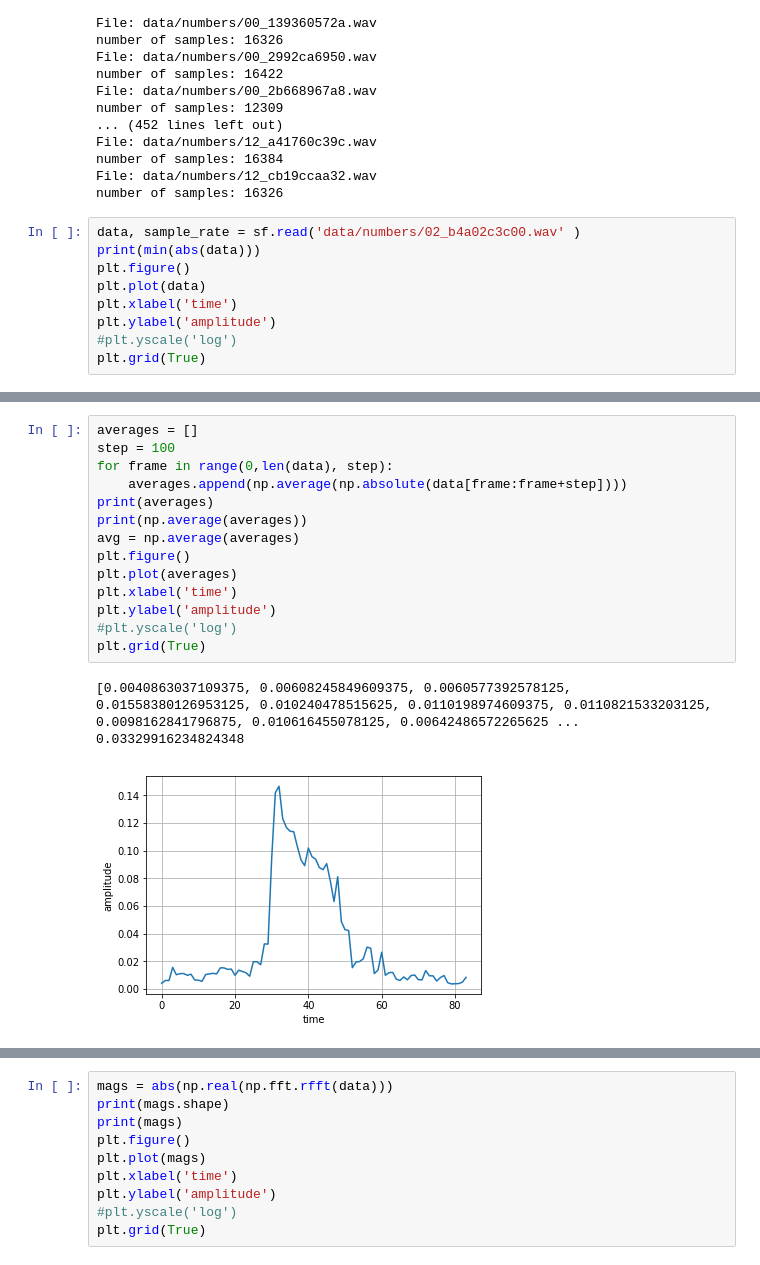
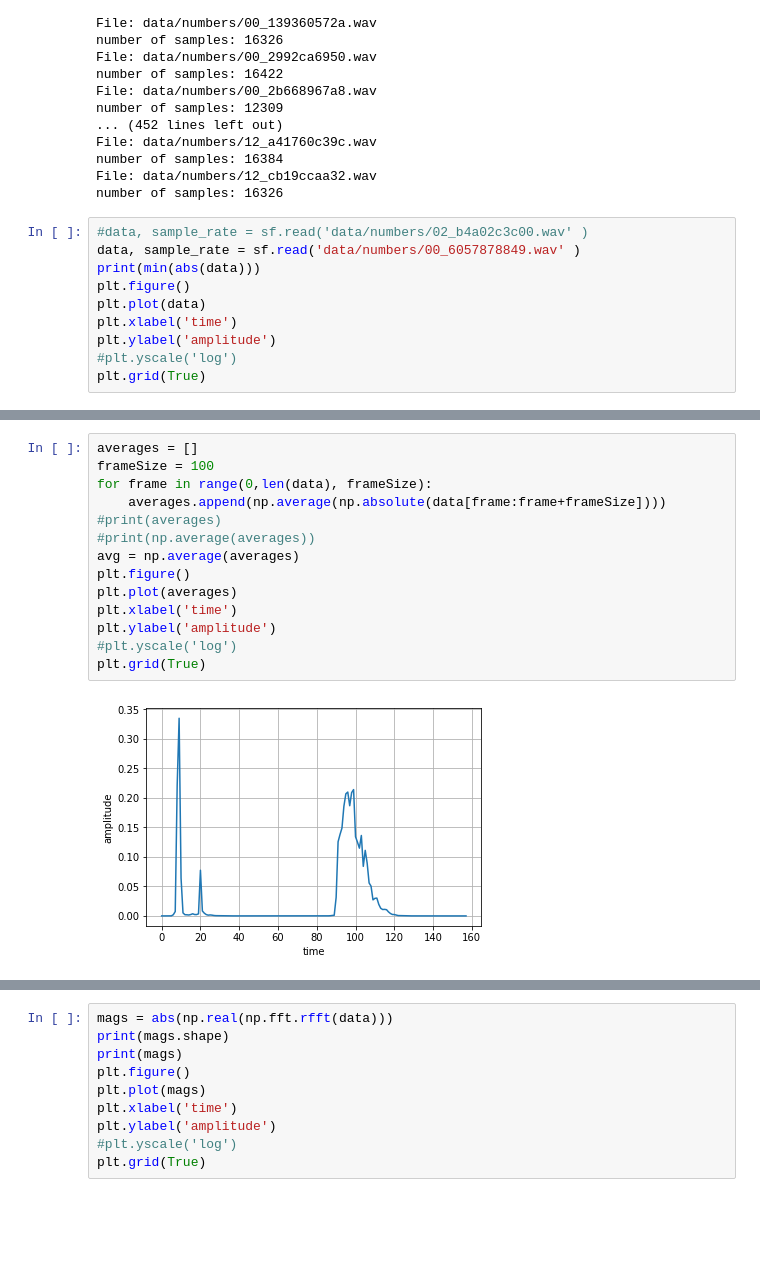
Before and after one commit to MerlinPCarson/AudioWords, a Jupyter notebook: AudioWords.ipynb, the cells around one changed output, grey strips where cells are left out. Cells and saved outputs as stored; diff of their text form; blank space fills up the shorter version.

```diff
--- a/AudioWords.ipynb
+++ b/AudioWords.ipynb
@@ -54,7 +56,8 @@ number of samples: 16384
 File: data/numbers/12_cb19ccaa32.wav
 number of samples: 16326
 # %%
-data, sample_rate = sf.read('data/numbers/02_b4a02c3c00.wav' )
+#data, sample_rate = sf.read('data/numbers/02_b4a02c3c00.wav' )
+data, sample_rate = sf.read('data/numbers/00_6057878849.wav' )
 print(min(abs(data)))
 plt.figure()
 plt.plot(data)
@@ -68,21 +71,19 @@ plt.grid(True)
 # %%
 averages = []
-step = 100
-for frame in range(0,len(data), step):
-    averages.append(np.average(np.absolute(data[frame:frame+step])))
-print(averages)
-print(np.average(averages))
+frameSize = 100
+for frame in range(0,len(data), frameSize):
+    averages.append(np.average(np.absolute(data[frame:frame+frameSize])))
+#print(averages)
+#print(np.average(averages))
 avg = np.average(averages)
 plt.figure()
 plt.plot(averages)
 plt.xlabel('time')
 plt.ylabel('amplitude')
 #plt.yscale('log')
 plt.grid(True)
 # %% [output]
-[0.0040863037109375, 0.00608245849609375, 0.0060577392578125, 0.01558380126953125, 0.010240478515625, 0.0110198974609375, 0.0110821533203125, 0.0098162841796875, 0.010616455078125, 0.00642486572265625 ...
-0.03329916234824348
-[figure, old version]
+[figure, new version]
 # %%
 startIdx = None
 endIdx = None
```
Also changed, not shown: parts of 4 cells of this notebook, 1 other file.
